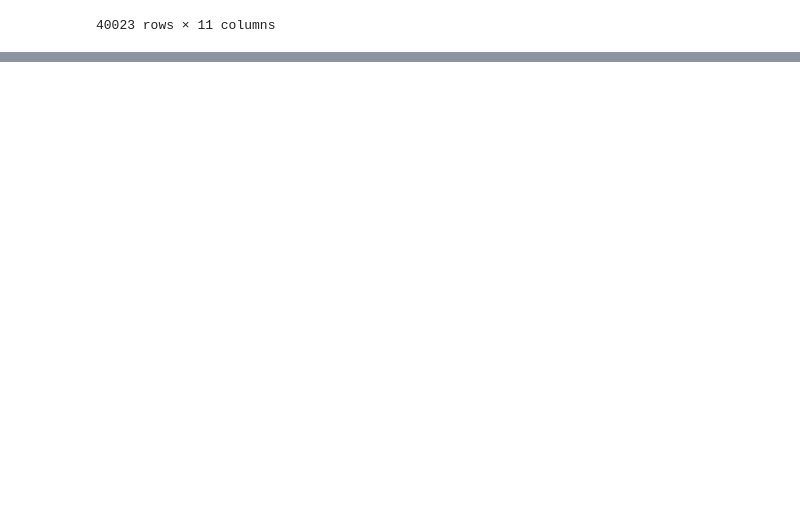
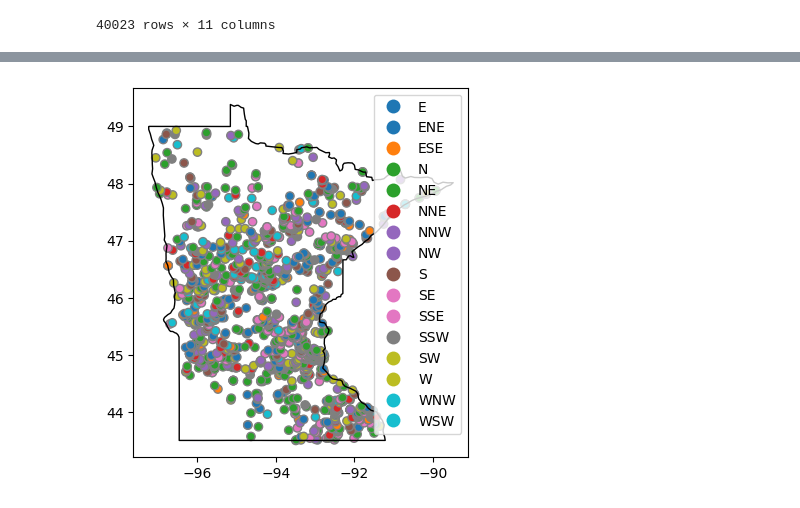
Before and after one commit to cu-esiil-edu/san-carlos-apache-college-demo-nquarder, a Jupyter notebook: san-carlos-apache-python-training.ipynb, the cells around one changed output, grey strips where cells are left out. Cells and saved outputs as stored; diff of their text form; code cells hidden in the pictures; blank space fills up the shorter version.

```diff
--- a/san-carlos-apache-python-training.ipynb
+++ b/san-carlos-apache-python-training.ipynb
@@ -370,0 +498,3 @@ storms
+# %%
+mn_storms_clip = gpd.clip(storms_gdf, mn_bndry)
+mn_storms_clip
@@ -370,0 +521,7 @@ storms
+# %%
+fig, ax = plt.subplots()
+mn_storms_clip.plot(ax=ax, edgecolor='grey', column='AZIMUTH', legend=True)
+mn_bndry.plot(ax=ax, edgecolor='black', color='None')
+plt.show()
+# %% [output]
+[figure, added]
```
Also changed, not shown: parts of 12 cells of this notebook, 1 other file.
